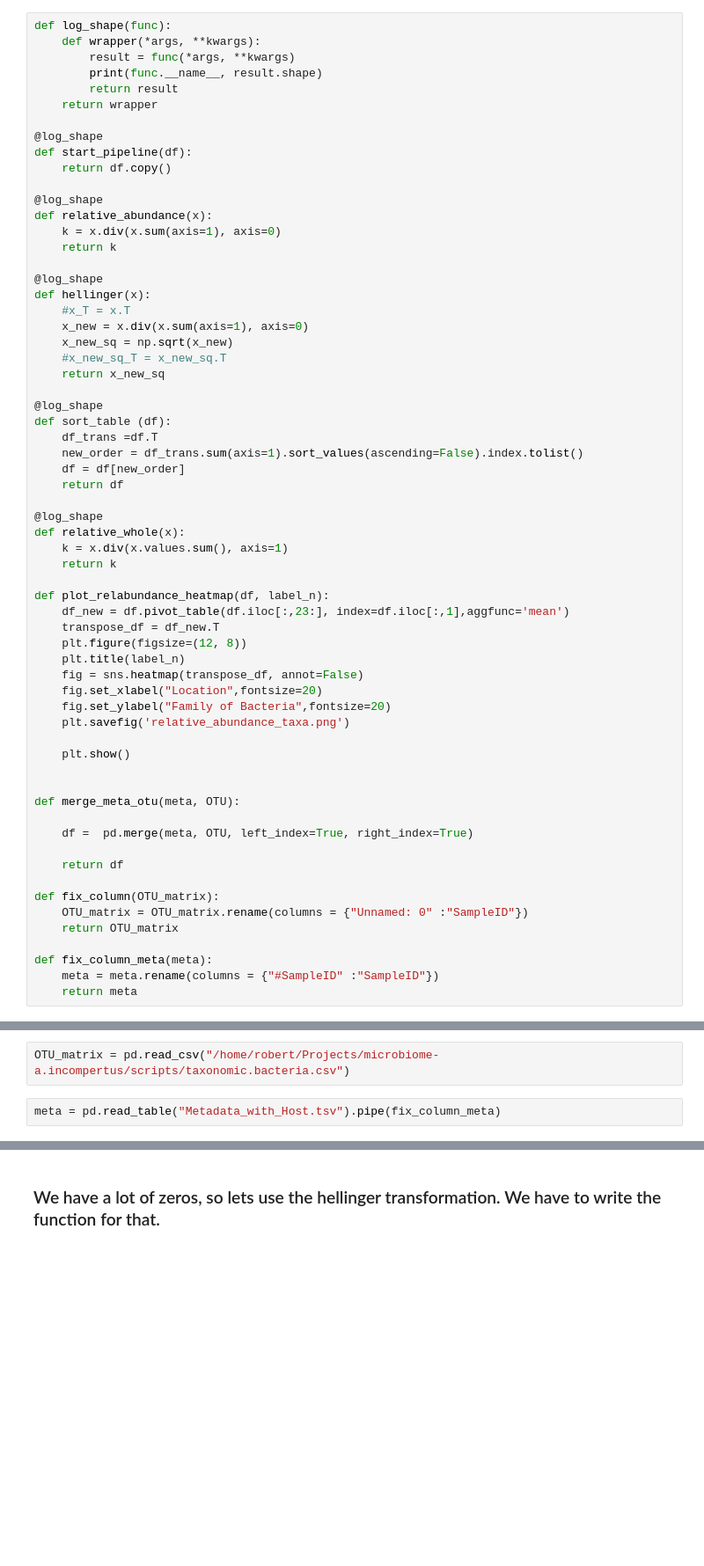
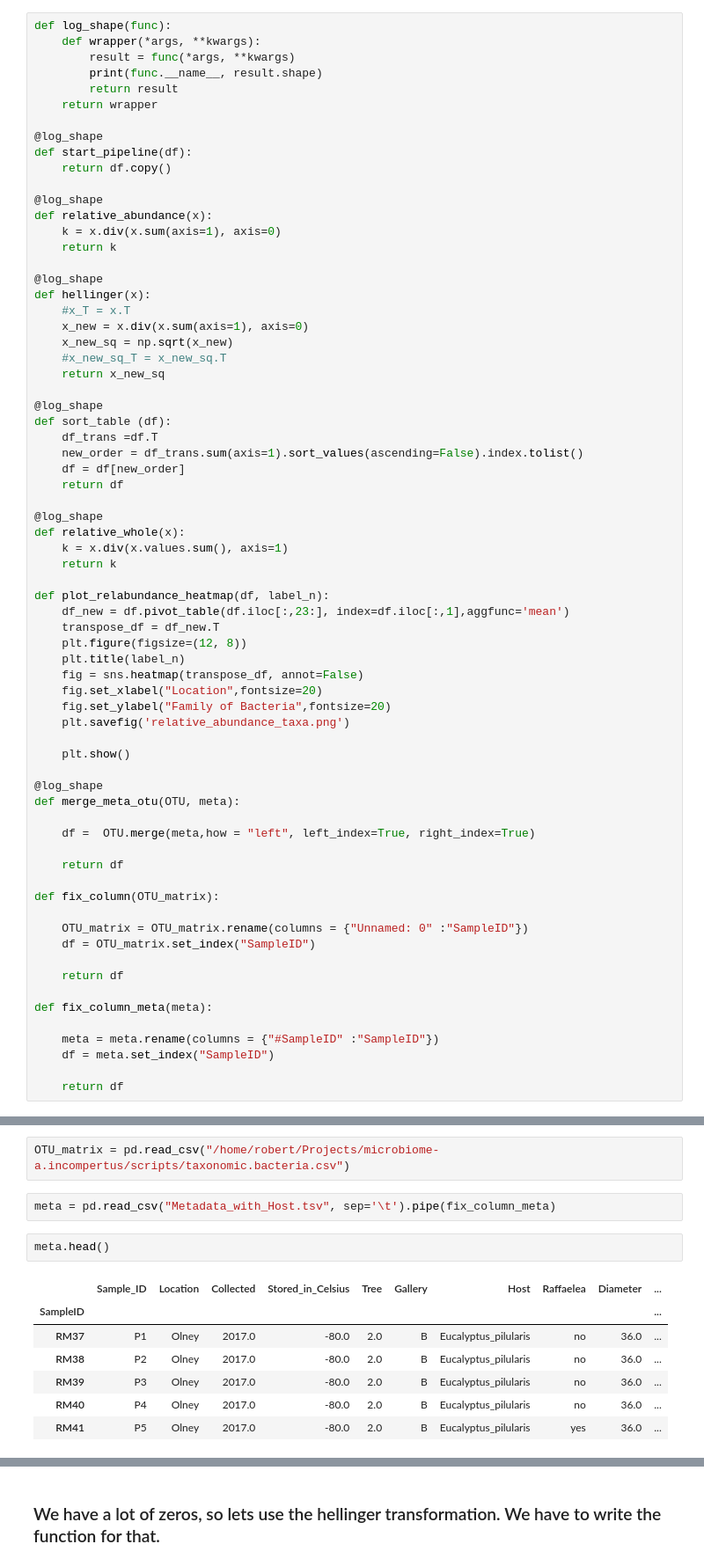
Before and after one commit to AmbrosiaFungus/insect-microbe-analysis, a Jupyter notebook: Heatmap_relativeAbundance.ipynb, the cells around one changed output, grey strips where cells are left out. Shown: that part at 88% size. Cells and saved outputs as stored; diff of their text form; blank space fills up the shorter version.

Commit message:
fixed the functions and now merge function and hellinger are ok

```diff
--- a/Heatmap_relativeAbundance.ipynb
+++ b/Heatmap_relativeAbundance.ipynb
@@ -55,20 +55,26 @@ def plot_relabundance_heatmap(df, label_n):
 
     plt.show()
 
+@log_shape
+def merge_meta_otu(OTU, meta):
 
-def merge_meta_otu(meta, OTU):
-
-    df =  pd.merge(meta, OTU, left_index=True, right_index=True)
+    df =  OTU.merge(meta,how = "left", left_index=True, right_index=True)
 
     return df
 
 def fix_column(OTU_matrix):
+
     OTU_matrix = OTU_matrix.rename(columns = {"Unnamed: 0" :"SampleID"})
-    return OTU_matrix
+    df = OTU_matrix.set_index("SampleID")
+
+    return df
 
 def fix_column_meta(meta):
+
     meta = meta.rename(columns = {"#SampleID" :"SampleID"})
-    return meta
+    df = meta.set_index("SampleID")
+
+    return df
 # %% [markdown]
 # Bacteria Heatmap
 # %% [markdown]
@@ -76,4 +82,14 @@ def fix_column_meta(meta):
 # %%
 OTU_matrix = pd.read_csv("/home/robert/Projects/microbiome-a.incompertus/scripts/taxonomic.bacteria.csv")
 # %%
-meta = pd.read_table("Metadata_with_Host.tsv").pipe(fix_column_meta)
+meta = pd.read_csv("Metadata_with_Host.tsv", sep='\t').pipe(fix_column_meta)
+# %%
+meta.head()
+# %% [output]
+|  | Sample_ID | Location | Collected | Stored_in_Celsius | Tree | Gallery | Host | Raffaelea | Diameter | ... |
+| SampleID |  |  |  |  |  |  |  |  |  | ... |
+| RM37 | P1 | Olney | 2017.0 | -80.0 | 2.0 | B | Eucalyptus_pilularis | no | 36.0 | ... |
+| RM38 | P2 | Olney | 2017.0 | -80.0 | 2.0 | B | Eucalyptus_pilularis | no | 36.0 | ... |
+| RM39 | P3 | Olney | 2017.0 | -80.0 | 2.0 | B | Eucalyptus_pilularis | no | 36.0 | ... |
+| RM40 | P4 | Olney | 2017.0 | -80.0 | 2.0 | B | Eucalyptus_pilularis | no | 36.0 | ... |
+| RM41 | P5 | Olney | 2017.0 | -80.0 | 2.0 | B | Eucalyptus_pilularis | yes | 36.0 | ... |
```
Also changed, not shown: parts of 3 cells of this notebook.
